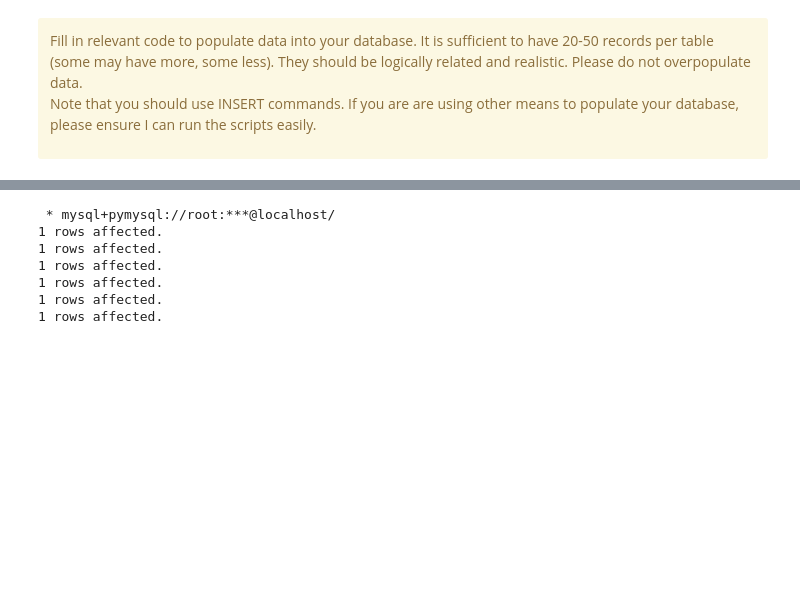
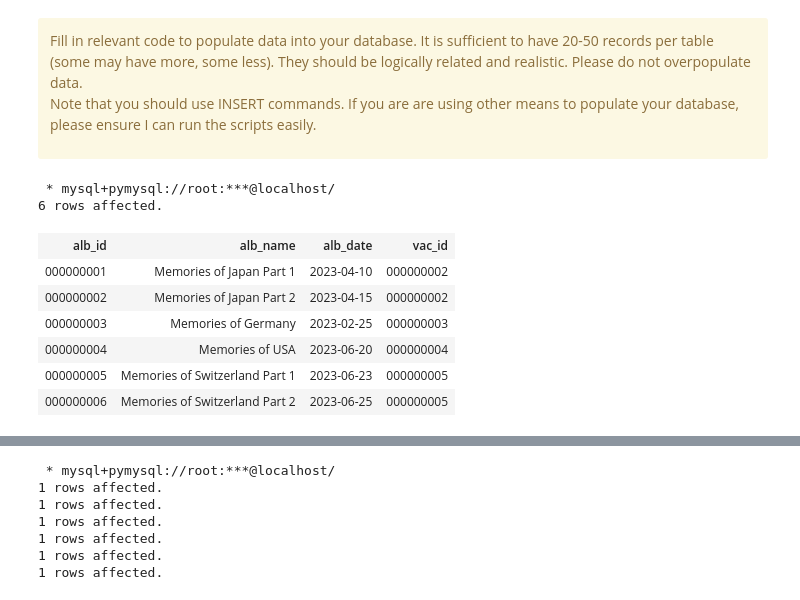
Before and after one commit to tyxin/ReadyHols, a Jupyter notebook: ProjectFinalReport_TeohYuXin.ipynb, the cells around one changed output, grey strips where cells are left out. Saved outputs shown, nothing was run; the diff lists cells and outputs as text; code cells hidden in the pictures; blank space fills up the shorter version.

```diff
--- a/ProjectFinalReport_TeohYuXin.ipynb
+++ b/ProjectFinalReport_TeohYuXin.ipynb
@@ -272,3 +272,16 @@ Fill in relevant code to populate data into your database. It is sufficient to h
 
 Note that you should use INSERT commands. If you are are using other means to populate your database, please ensure I can run the scripts easily.
 </div>
+# %%
+%%sql
+select * from album
+# %% [output]
+ * mysql+pymysql://root:***@localhost/
+6 rows affected.
+| alb_id | alb_name | alb_date | vac_id |
+| 000000001 | Memories of Japan Part 1 | 2023-04-10 | 000000002 |
+| 000000002 | Memories of Japan Part 2 | 2023-04-15 | 000000002 |
+| 000000003 | Memories of Germany | 2023-02-25 | 000000003 |
+| 000000004 | Memories of USA | 2023-06-20 | 000000004 |
+| 000000005 | Memories of Switzerland Part 1 | 2023-06-23 | 000000005 |
+| 000000006 | Memories of Switzerland Part 2 | 2023-06-25 | 000000005 |
```
Also changed, not shown: parts of 2 cells of this notebook, 21 other files.
